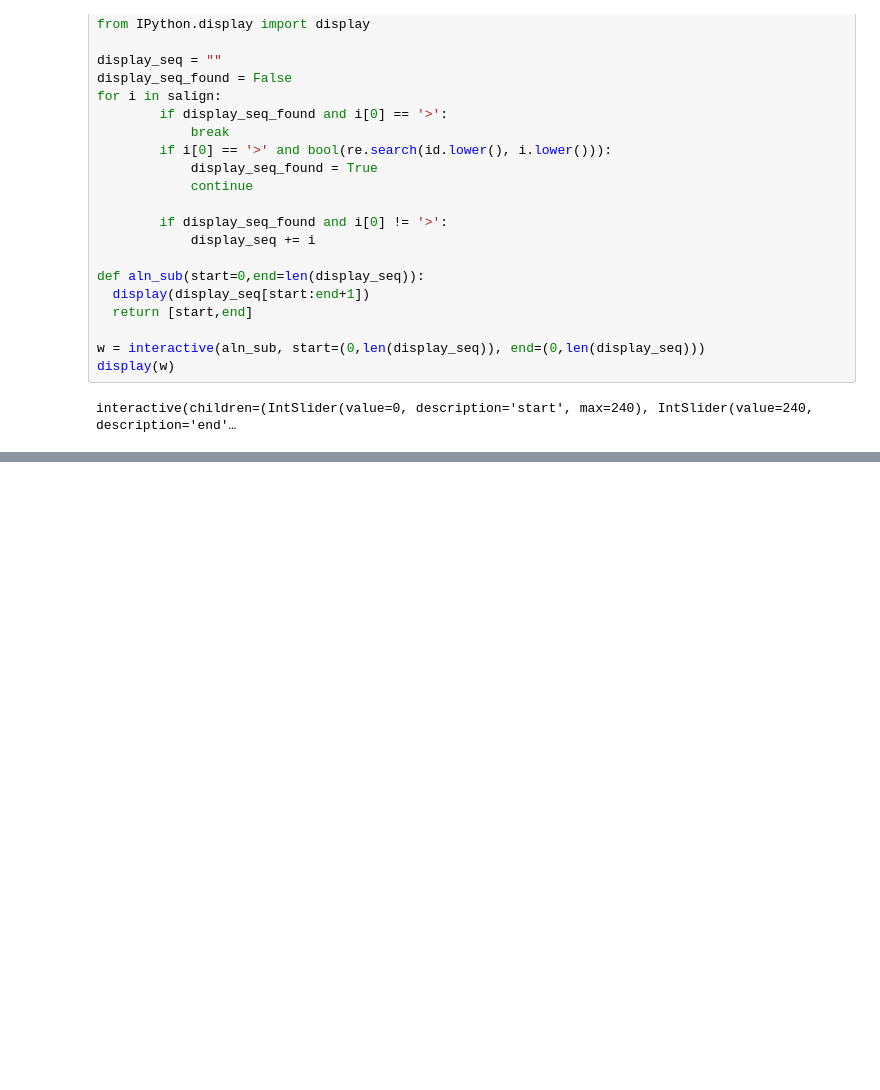
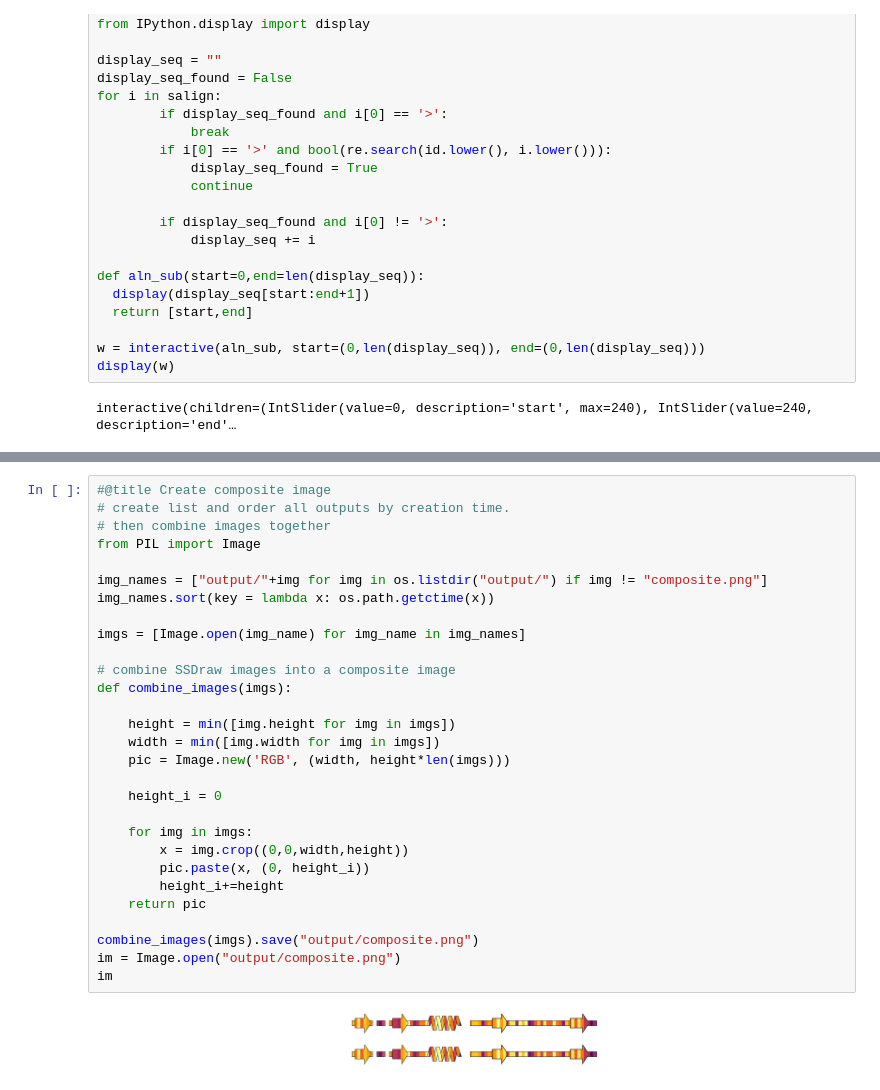
Before and after one commit to ncbi/SSDraw, a Jupyter notebook: SSDraw.ipynb, the cells around one changed output, grey strips where cells are left out. Saved outputs shown, nothing was run; the diff lists cells and outputs as text; blank space fills up the shorter version.

```diff
--- a/SSDraw.ipynb
+++ b/SSDraw.ipynb
@@ -940,3 +1003,34 @@ files.download("output.zip")# Then download zipped file
+# %%
+#@title Create composite image
+# create list and order all outputs by creation time.
+# then combine images together
+from PIL import Image
+
+img_names = ["output/"+img for img in os.listdir("output/") if img != "composite.png"]
+img_names.sort(key = lambda x: os.path.getctime(x))
+
+imgs = [Image.open(img_name) for img_name in img_names]
+
+# combine SSDraw images into a composite image
+def combine_images(imgs):
+
+    height = min([img.height for img in imgs])
+    width = min([img.width for img in imgs])
+    pic = Image.new('RGB', (width, height*len(imgs)))
+
+    height_i = 0
+
+    for img in imgs:
+        x = img.crop((0,0,width,height))
+        pic.paste(x, (0, height_i))
+        height_i+=height
+    return pic
+
+combine_images(imgs).save("output/composite.png")
+im = Image.open("output/composite.png")
+im
+# %% [output]
+[figure, added]
 # %% [markdown]
 # Instructions <a name="Instructions"></a>
 **Quick start**
```
Also changed, not shown: parts of 6 cells of this notebook.
